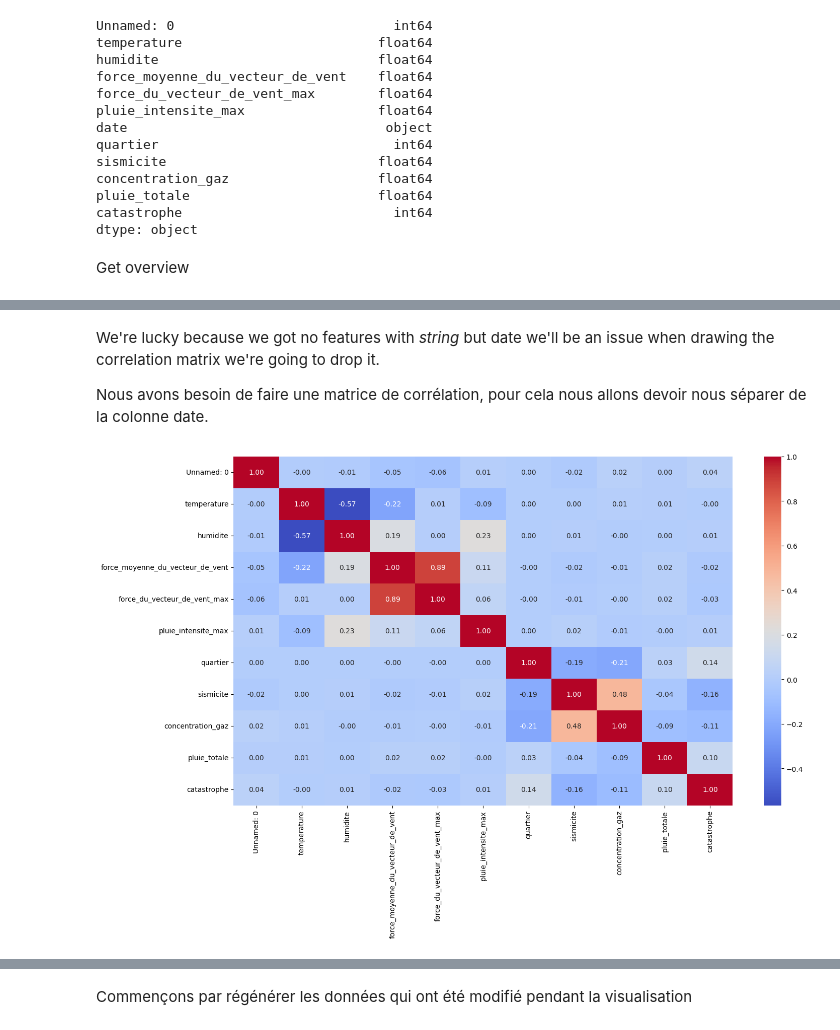
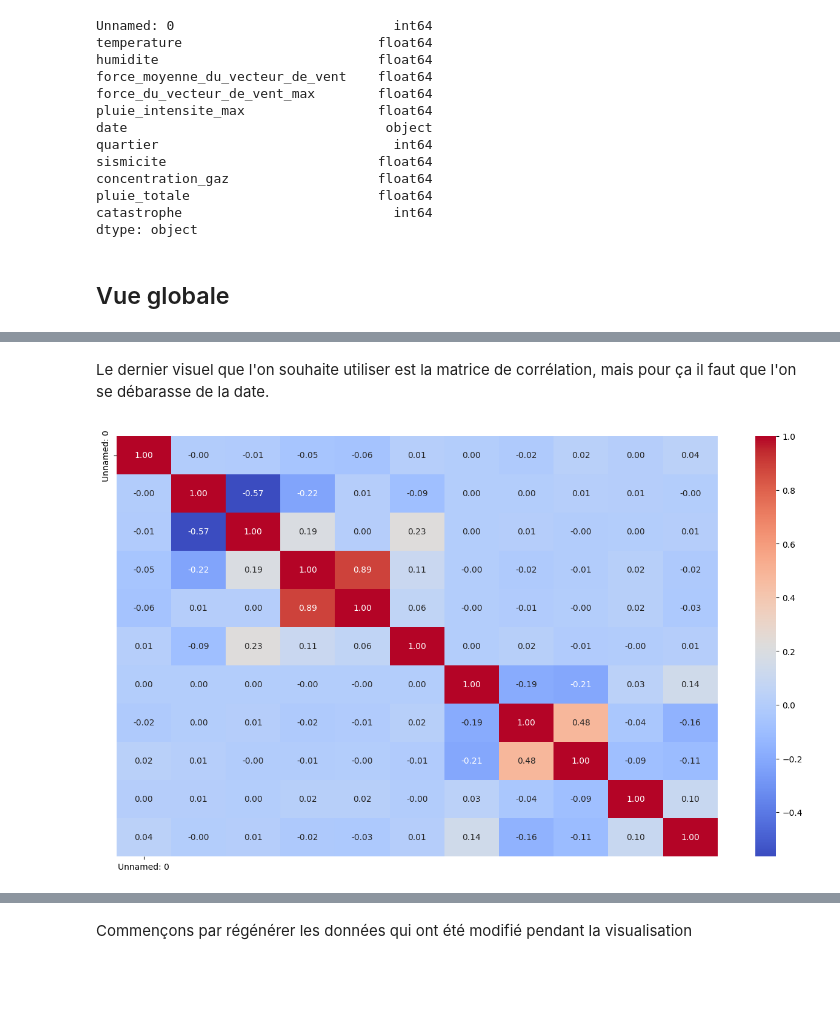
Before and after one commit to JeanRoelensYnov/Hackaton_24_25, a Jupyter notebook: Hackathon.ipynb, the cells around one changed output, grey strips where cells are left out. Saved outputs shown, nothing was run; the diff lists cells and outputs as text; code cells hidden in the pictures; blank space fills up the shorter version.

Commit message:
commit pour env

```diff
--- a/Hackathon.ipynb
+++ b/Hackathon.ipynb
@@ -69,13 +71,17 @@ Le fichier est prêt pour commencer. Notre première étape consiste à se famil
 # %%
 # Attempt to read the file with a specific encoding
-try:
-    data = pd.read_csv(output_file,encoding='latin-1', sep=',')
-    pprint("Aperçu des 5 premières lignes du dataset :")
-    pprint(data.head())
-except UnicodeDecodeError as e:
-    pprint(f"UnicodeDecodeError: {e}")
-except FileNotFoundError as e:
-    pprint(f"FileNotFoundError raised with : {e}")
+def get_data(file):
+    try:
+        data = pd.read_csv(file,encoding='latin-1', sep=',')
+        pprint("Aperçu des 5 premières lignes du dataset :")
+        pprint(data.head())
+    except UnicodeDecodeError as e:
+        pprint(f"UnicodeDecodeError: {e}")
+    except FileNotFoundError as e:
+        pprint(f"FileNotFoundError raised with : {e}")
+    return data
+
+data = get_data(output_file)
 # %% [output]
 'Aperçu des 5 premières lignes du dataset :'
    Unnamed: 0  temperature  humidite  force_moyenne_du_vecteur_de_vent  \
@@ -133,8 +134,8 @@ concentration_gaz                   float64
 pluie_totale                        float64
 catastrophe                           int64
 dtype: object
-# %% [markdown]
-Get overview
+# %% [markdown]
+## Vue globale
 # %%
 data.describe()
 # %% [output]
@@ -147,19 +148,17 @@ data.describe()
 | 50% | 1697.000000 | 21.300000 | 58.200000 | 4.700000 | 10.300000 | 0.000000 | ... |
 | 75% | 2545.500000 | 31.300000 | 66.500000 | 6.900000 | 14.600000 | 0.000000 | ... |
 | max | 3394.000000 | 46.300000 | 84.700000 | 32.300000 | 57.600000 | 0.300000 | ... |
-# %% [markdown]
-We're lucky because we got no features with *string* but date we'll be an issue when drawing the correlation matrix we're going to drop it.
-
-Nous avons besoin de faire une matrice de corrélation, pour cela nous allons devoir nous séparer de la colonne date.
+# %% [markdown]
+Le dernier visuel que l'on souhaite utiliser est la matrice de corrélation, mais pour ça il faut que l'on se débarasse de la date.
 # %%
 import matplotlib.pyplot as plt
 import seaborn as sns
 
 data = data.drop(columns=['date'])
 
 plt.figure(figsize=(16,9))
-sns.heatmap(data.corr(), cmap='coolwarm',annot=True, fmt=".2f")
+sns.heatmap(data.corr(), cmap='coolwarm',annot=True, fmt=".2f", xticklabels=45, yticklabels=45)
 plt.show()
 # %% [output]
-[figure, old version]
+[figure, new version]
 # %% [markdown]
```
Also changed, not shown: parts of 69 cells of this notebook, 1 other file.
